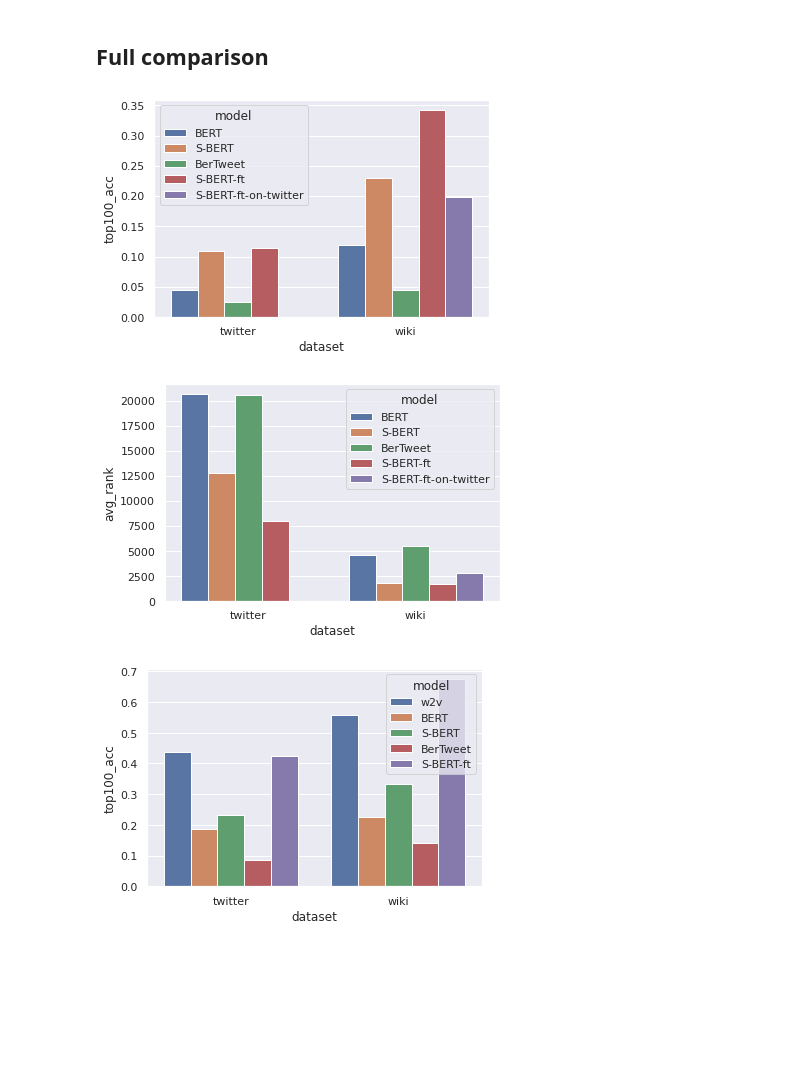
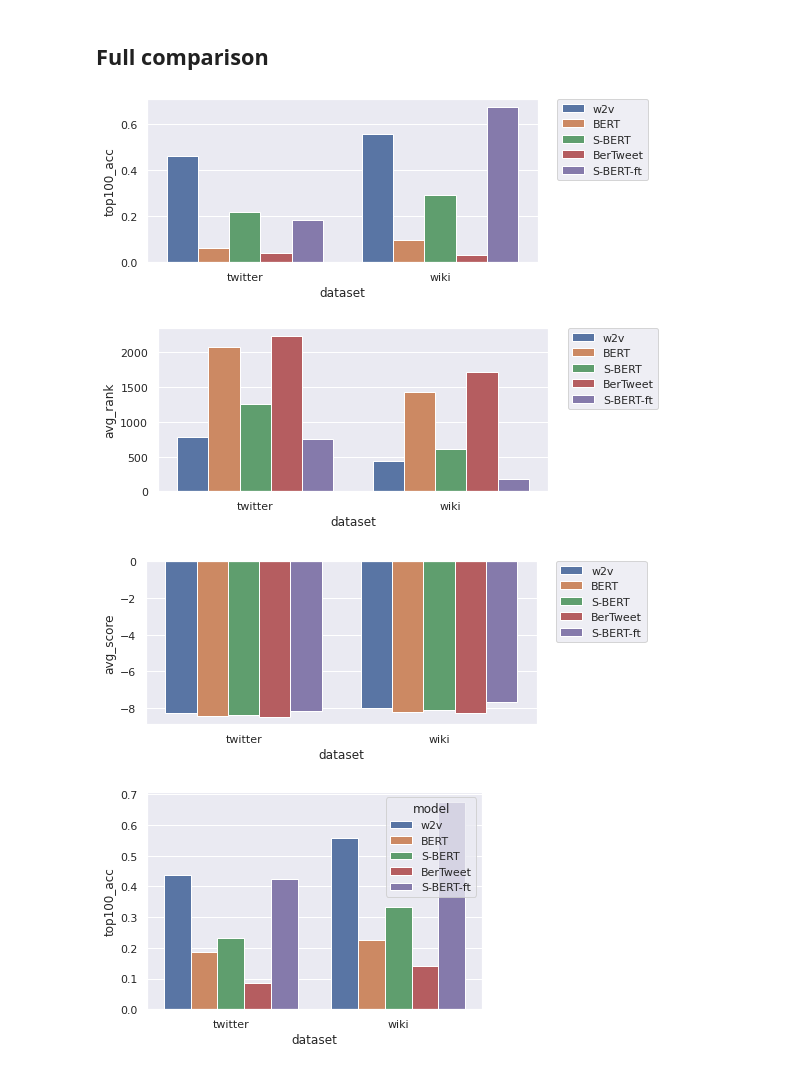
Before and after one commit to navidmdn/identity_embedding, a Jupyter notebook: pi2v.ipynb, the cells around one changed output. Saved outputs shown, nothing was run; the diff lists cells and outputs as text; code cells hidden in the pictures; blank space fills up the shorter version.

Commit message:
PI extraction notebook for spark; added softmax score to identity similarity metrics

```diff
--- a/pi2v.ipynb
+++ b/pi2v.ipynb
@@ -1427,6 +1472,7 @@ SentenceTransformer(
 import torch
 from sentence_transformers import SentenceTransformer, models, util
 from tqdm import tqdm
+from torch.nn.functional import log_softmax
 
 
 def calculate_clm_based_metrics(clm_model, tokenizer, dataset, pi_dict,
@@ -1450,29 +1496,38 @@ def calculate_clm_based_metrics(clm_model, tokenizer, dataset, pi_dict,
     pbar = tqdm(total=emb_x.shape[0])
 
     target_ranks = []
-    cosine_scores = []
+    softmax_scores = []
+
     while i < emb_x.shape[0]:
         batch = emb_x[i:i+cosine_bs]
         batch_y = ys[i:i+cosine_bs]
         batch_cosine_scores = util.cos_sim(batch.to(device), emb_all.to(device))
-
+        batch_softmax = log_softmax(batch_cosine_scores, dim=1)
+#         print(torch.sum(batch_softmax, dim=1), torch.sum(batch_softmax, dim=1).shape)
         ranks = torch.argsort(torch.argsort(batch_cosine_scores, dim=1, descending=True), dim=1)
         target_idxs = torch.tensor([pi_dict[y] for y in batch_y], dtype=torch.int64, device=device)
+
         batch_target_ranks = torch.gather(ranks, 1, target_idxs.unsqueeze(1).reshape(-1,1)).type(torch.FloatTensor)
+        batch_target_scores = torch.gather(batch_softmax, 1, target_idxs.unsqueeze(1).reshape(-1,1)).type(torch.FloatTensor)
+
         target_ranks.append(batch_target_ranks)
+        softmax_scores.append(batch_target_scores)
 
         i += cosine_bs
         pbar.update(cosine_bs)
 
 
     target_ranks = torch.concat(target_ranks)
+    softmax_scores = torch.concat(softmax_scores)
 
+#     print(softmax_scores)
 
+    avg_score = torch.mean(softmax_scores).item()
     avg_rank = torch.mean(target_ranks).item()
     top100_acc = len([r for r in target_ranks.reshape(1,-1).squeeze().tolist() if r < 100])/emb_x.shape[0]
     del target_ranks
 
-    print(avg_rank, top100_acc)
+    print(avg_rank, top100_acc, avg_score)
 
-    return avg_rank, top100_acc
+    return avg_rank, top100_acc, avg_score
 # %% [output]
@@ -1801,6 +1948,8 @@ import pandas as pd
 
 df = pd.DataFrame({
     'model': [
+        'w2v',
+        'w2v',
         'BERT',
         'BERT',
         'S-BERT',
@@ -1809,7 +1958,6 @@ df = pd.DataFrame({
         'BerTweet',
         'S-BERT-ft',
         'S-BERT-ft',
-        'S-BERT-ft-on-twitter'
     ],
     'dataset': [
         'twitter',
@@ -1820,42 +1968,67 @@ df = pd.DataFrame({
         'wiki',
         'twitter',
         'wiki',
-        'wiki'
+        'twitter',
+        'wiki',
     ],
     'avg_rank': [
+        twitter_w2v_negsample_avgrank,
+        wiki_w2v_cbow_avgrank,
         twitter_bert_avg_rank,
         wiki_bert_avg_rank,
         twitter_sbert_avg_rank,
         wiki_sbert_avg_rank,
         twitter_bertweet_avg_rank,
         wiki_bertweet_avg_rank,
         twitter_sbertft_avg_rank,
         wiki_sbertft_avg_rank,
-        wiki_crossplt_sbertft_avg_rank
+    ],
+    'avg_score': [
+        twitter_w2v_negsample_avgscore,
+        wiki_w2v_cbow_avgscore,
+        twitter_bert_avg_score,
+        wiki_bert_avg_score,
+        twitter_sbert_avg_score,
+        wiki_sbert_avg_score,
+        twitter_bertweet_avg_score,
+        wiki_bertweet_avg_score,
+        twitter_sbertft_avg_score,
+        wiki_sbertft_avg_score,
     ],
     'top100_acc': [
+        twitter_w2v_negsample_top100acc,
+        wiki_w2v_cbow_top100acc,
         twitter_bert_top100acc,
         wiki_bert_top100acc,
         twitter_sbert_top100acc,
         wiki_sbert_top100acc,
         twitter_bertweet_top100acc,
         wiki_bertweet_top100acc,
         twitter_sbertft_top100acc,
         wiki_sbertft_top100acc,
-        wiki_crossplt_sbertft_top100acc
     ],
 })
 
-df.to_csv('result_non-restricted_crossplatformadded_fullbio.csv', header=True, index=False)
+df.to_csv('fixed_target_results.csv', header=True, index=False)
 
+plt.figure(figsize=(7,3))
 sns.barplot(data=df, x='dataset', y='top100_acc', hue='model')
+plt.legend(bbox_to_anchor=(1.05, 1), loc='upper left', borderaxespad=0)
 plt.show()
 
+plt.figure(figsize=(7,3))
 sns.barplot(data=df, x='dataset', y='avg_rank', hue='model')
+plt.legend(bbox_to_anchor=(1.05, 1), loc='upper left', borderaxespad=0)
 plt.show()
+
+plt.figure(figsize=(7,3))
+sns.barplot(data=df, x='dataset', y='avg_score', hue='model')
+plt.legend(bbox_to_anchor=(1.05, 1), loc='upper left', borderaxespad=0)
+plt.show()
 # %% [output]
-[figure, old version]
+[figure, new version]
-[figure, old version]
+[figure, new version]
+[figure, added]
 # %%
 import seaborn as sns
 
```
Also changed, not shown: parts of 19 cells of this notebook, 1 other file.
